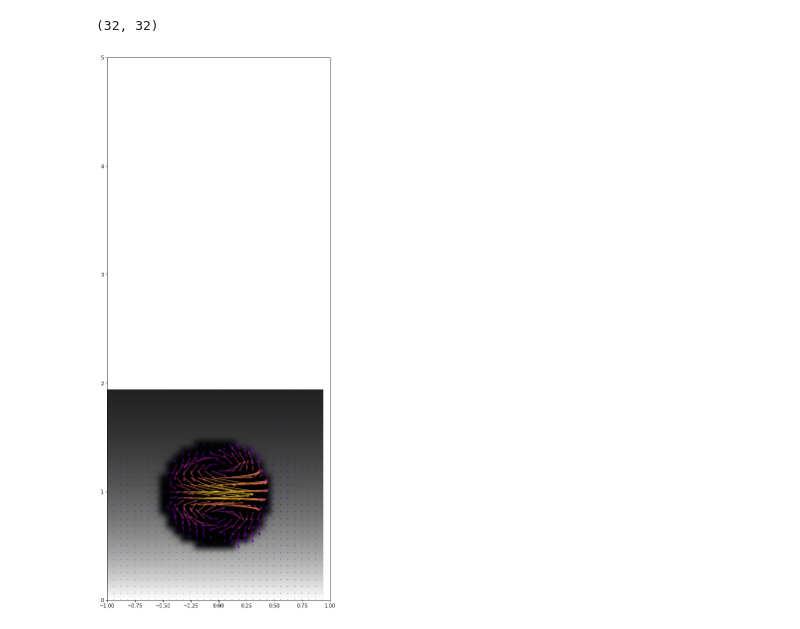
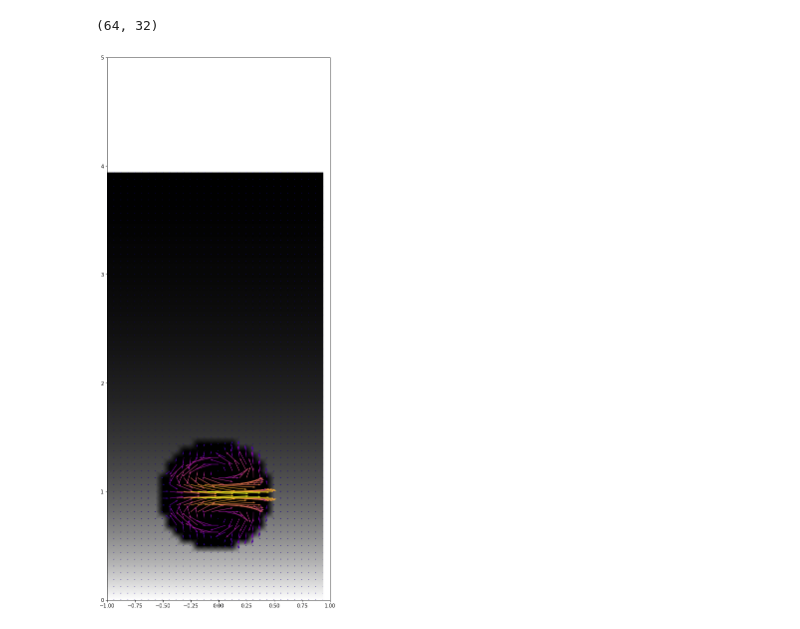
Before and after one commit to asmohov/bubbles, a Jupyter notebook: athena_testing/rt/plotting/b_field_slice.ipynb, the cells around one changed output. Drawn from its saved outputs; the diff is of its cells as text; code cells hidden in the pictures.

```diff
--- a/athena_testing/rt/plotting/b_field_slice.ipynb
+++ b/athena_testing/rt/plotting/b_field_slice.ipynb
@@ -12,40 +12,40 @@ import matplotlib as mpl
 import athena_read
 
 
-file_name = '../mag_bubble/rt.block0.out2.00010.vtk'
+file_name = '../mag_bubble/rt.block0.out2.00000.vtk'
 
 data = athena_read.vtk(file_name)
 #print(data[-1]['rho'])
 #position space
 x_coords = data[0][:-1]
 z_coords = data[2][:-1]
 y_coords = data[1][:-1]
 #print(data[-1]['Bcc'].shape) mag field slicing
 splice = np.array(data[3]['Bcc'])
 splice = splice[:,16,:,:]
 #print(splice.shape)
 #rho slicing
 rho_splice = np.array(data[3]['rho'])
 rho_splice = rho_splice[:,16,:]
 print(rho_splice.shape)
 
 Bx = splice[:,:,0]
 By = splice[:,:,1]
 Bz = splice[:,:,2]
 Bmag = np.sqrt(Bx*Bx+By*By+Bz*Bz)
 
 fig, ax = plt.subplots(figsize=(8,20))
 ax.set_xlim(-1,1)
 ax.set_ylim(0,5)
 ax.pcolormesh(x_coords,z_coords,rho_splice,shading='gouraud',cmap='binary_r')
 q = ax.quiver(x_coords,z_coords,Bx, Bz,Bmag,cmap='plasma')
 
 #print(Bx[50,16])
 #print(rho_splice[16,0])
 plt.show()
 # %% [output]
-(32, 32)
+(64, 32)
-[figure, old version]
+[figure, new version]
 # %%
 #movie making section
 sys.path.append('/home/asmohov/athena/vis/python/')
```
Also changed, not shown: parts of 3 cells of this notebook, 18 other files.
